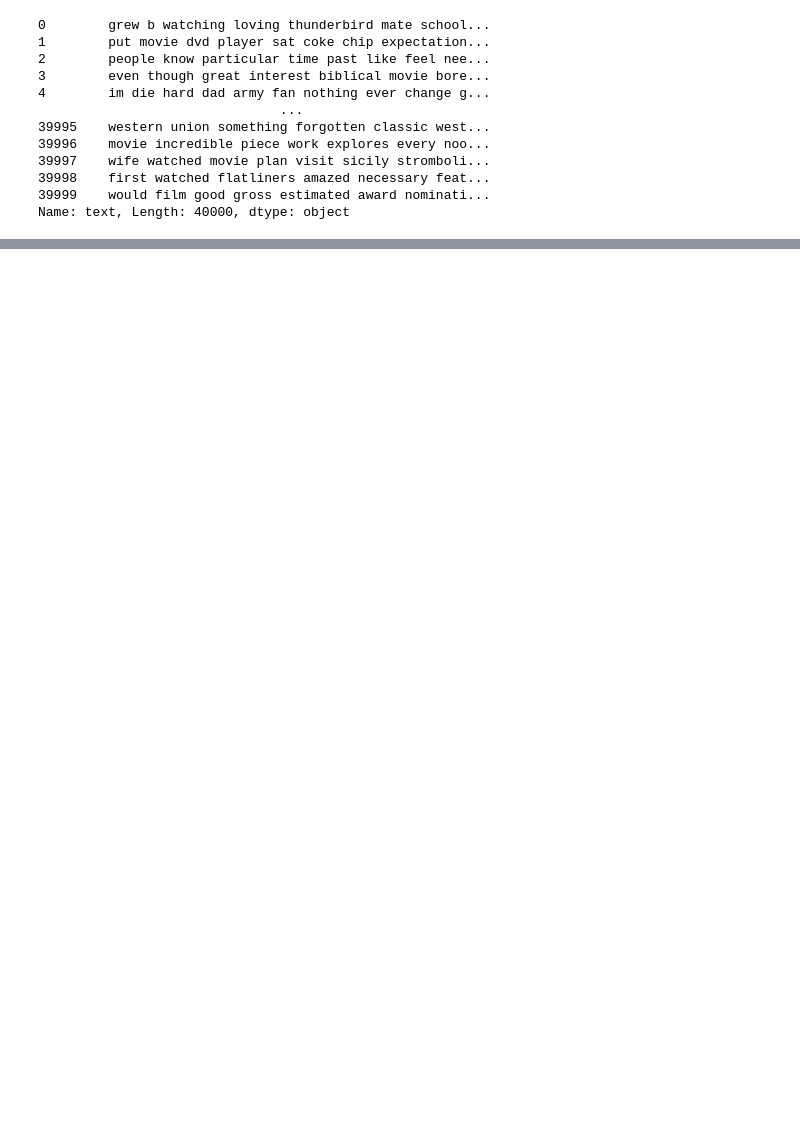
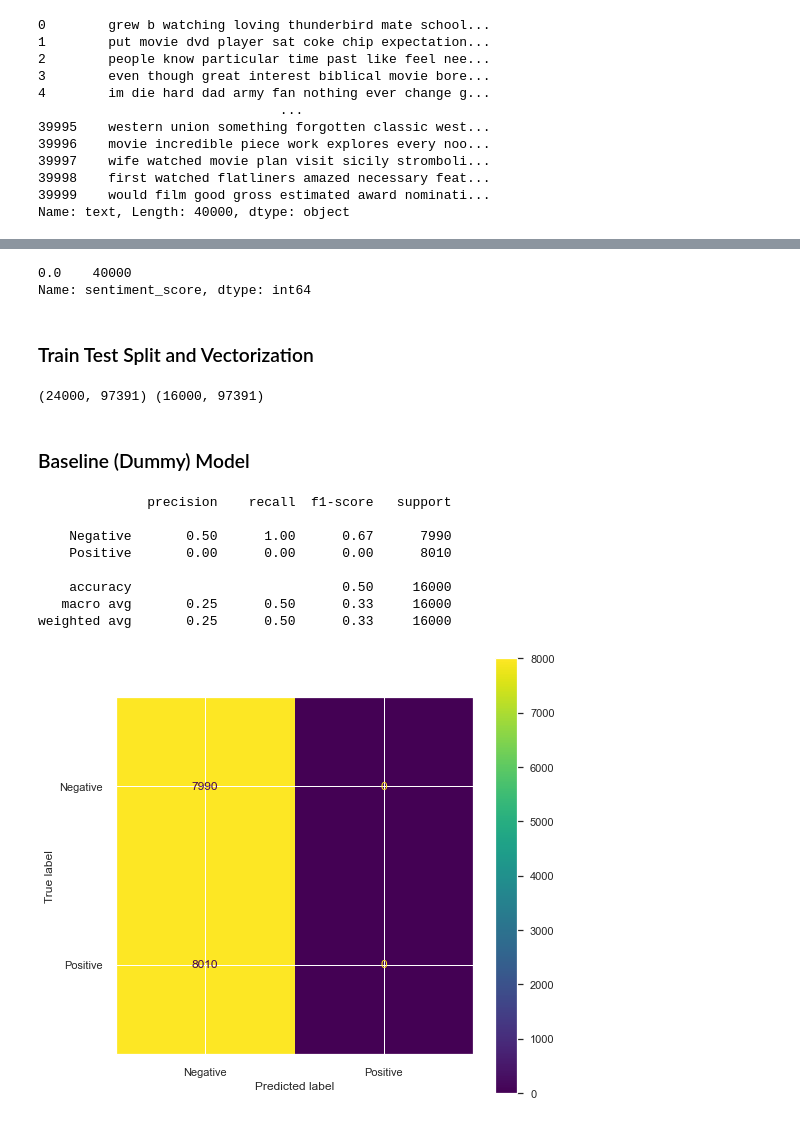
Before and after one commit to benjaminybai/rtsentiment, a Jupyter notebook: Sentiment_Analysis_Notebook.ipynb, the cells around one changed output, grey strips where cells are left out. Cells and saved outputs as stored; diff of their text form; code cells hidden in the pictures; blank space fills up the shorter version.

```diff
--- a/Sentiment_Analysis_Notebook.ipynb
+++ b/Sentiment_Analysis_Notebook.ipynb
@@ -157,0 +202,3 @@ Name: text, Length: 40000, dtype: object
+# %%
+# Add column for total review length (characters)
+imdb_reviews_df['review_length'] = imdb_reviews_df['text'].map(lambda x: len(x))
@@ -157,0 +225,64 @@ Name: text, Length: 40000, dtype: object
+# %%
+imdb_reviews_df['sentiment_score'].value_counts()
+# %% [output]
+0.0    40000
+Name: sentiment_score, dtype: int64
+# %% [markdown]
+### Train Test Split and Vectorization
+# %%
+X = imdb_reviews_df.text
+y = imdb_reviews_df.emotion
+
+X_train, X_test, y_train, y_test = train_test_split(X, y, test_size = 0.4, random_state = 24)
+# %%
+tf_idf = TfidfVectorizer()
+
+X_train = tf_idf.fit_transform(X_train.tolist())
+X_test = tf_idf.transform(X_test.tolist())
+# %%
+print(X_train.shape, X_test.shape)
+# %% [output]
+(24000, 97391) (16000, 97391)
+# %%
+# LabelEncode
+label_encoder = preprocessing.LabelEncoder()
+
+y_train = label_encoder.fit_transform(y_train)
+y_test = label_encoder.transform(y_test)
+# %% [markdown]
+### Baseline (Dummy) Model
+# %%
+estimator = DummyClassifier(strategy='most_frequent')
+estimator.fit(X_train, y_train)
+
+# Get predictions with dummy model
+y_pred = estimator.predict(X_test)
+
+# Set figsize and font scale
+sns.set(rc={'figure.figsize':(8, 8)})
+sns.set(font_scale=1)
+
+# Set diply labesl for confusion matrix
+display_labels = ['Negative', 'Positive']
+
+# Plot a confusion matrix on the test data
+plot_confusion_matrix(estimator=estimator,
+                      X=X_test,
+                      y_true=y_test,
+                      display_labels=display_labels)
+
+# Save confusion matrix as png and place it in the images folder
+plt.savefig('images/Confusion_Matrix_Dummy');
+
+target_names = ['Negative', 'Positive']
+print(classification_report(y_test, y_pred, target_names=target_names))
+# %% [output]
+              precision    recall  f1-score   support
+
+    Negative       0.50      1.00      0.67      7990
+    Positive       0.00      0.00      0.00      8010
+
+    accuracy                           0.50     16000
+   macro avg       0.25      0.50      0.33     16000
+weighted avg       0.25      0.50      0.33     16000
+[figure, added]
```
Also changed, not shown: parts of 17 cells of this notebook, 2 other files.
